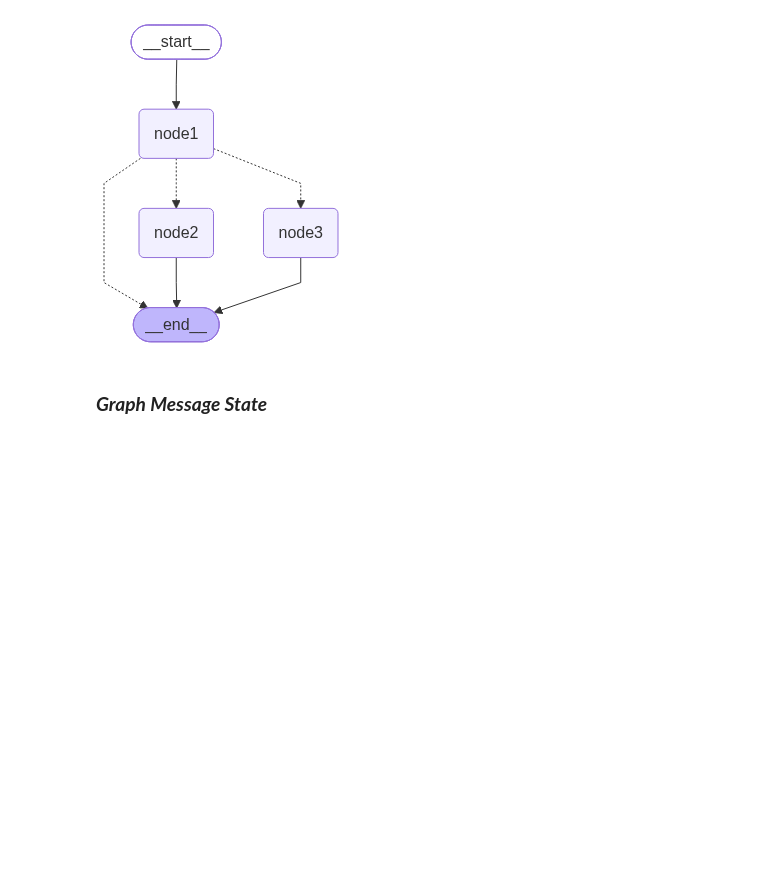
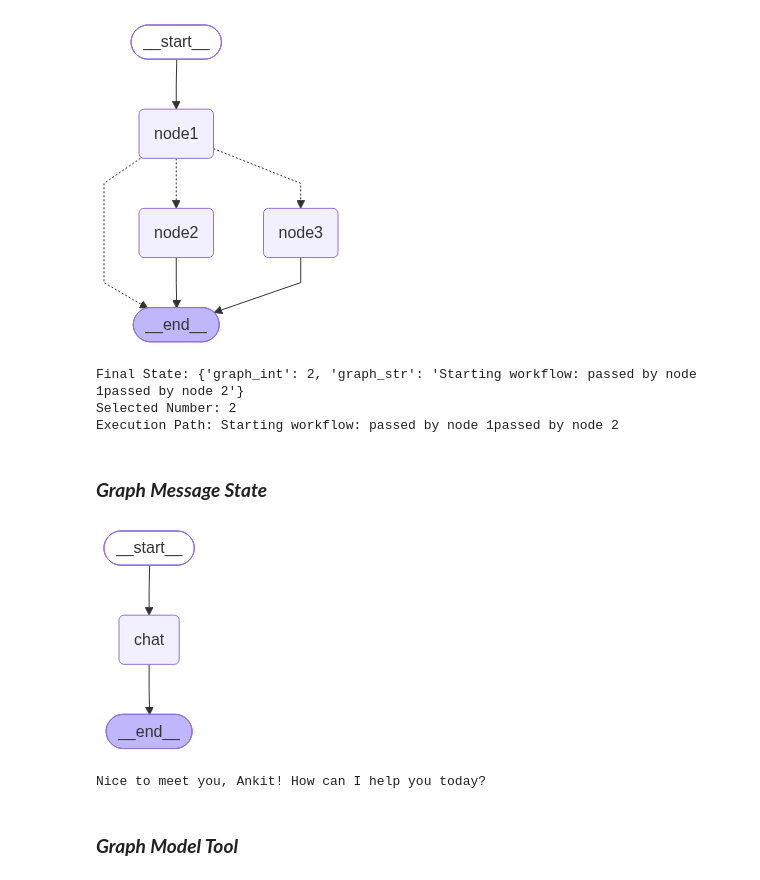
Before and after one commit to Ankit1726/AI_Engineering, a Jupyter notebook: Agentic_AI/notebooks/langgraph/langgraph.ipynb, the cells around one changed output. Saved outputs shown, nothing was run; the diff lists cells and outputs as text; code cells hidden in the pictures; blank space fills up the shorter version.

```diff
--- a/Agentic_AI/notebooks/langgraph/langgraph.ipynb
+++ b/Agentic_AI/notebooks/langgraph/langgraph.ipynb
@@ -173,5 +187,62 @@ graph = builder.compile()
 graph
 # %% [output]
 [figure]
+# %%
+# Run the graph
+initial_state = {
+    "graph_str": "Starting workflow: "
+}
+
+result = graph.invoke(initial_state)
+
+print("Final State:", result)
+print("Selected Number:", result.get("graph_int"))
+print("Execution Path:", result["graph_str"])
+# %% [output]
+Final State: {'graph_int': 2, 'graph_str': 'Starting workflow: passed by node 1passed by node 2'}
+Selected Number: 2
+Execution Path: Starting workflow: passed by node 1passed by node 2
 # %% [markdown]
 ### ***Graph Message State***
+# %%
+from langgraph.graph import StateGraph, START, END, MessagesState
+from langchain_core.messages import HumanMessage
+from langchain_groq import ChatGroq
+from dotenv import load_dotenv
+
+load_dotenv()
+
+model_llm = ChatGroq(
+    model="openai/gpt-oss-20b",
+    temperature=0
+)
+
+# Node
+def chat(state: MessagesState) -> MessagesState:
+    response = model_llm.invoke(state["messages"])
+    return {"messages": [response]}
+
+# Build graph
+builder = StateGraph(MessagesState)
+builder.add_node("chat", chat)
+
+builder.add_edge(START, "chat")
+builder.add_edge("chat", END)
+
+g = builder.compile()
+# %%
+g
+# %% [output]
+[figure, added]
+# %%
+result = g.invoke({
+    "messages": [
+        HumanMessage(content="My name is Ankit.")
+    ]
+})
+
+print(result["messages"][-1].content)
+# %% [output]
+Nice to meet you, Ankit! How can I help you today?
+# %% [markdown]
+### ***Graph Model Tool***
```
Also changed, not shown: parts of 19 cells of this notebook.
